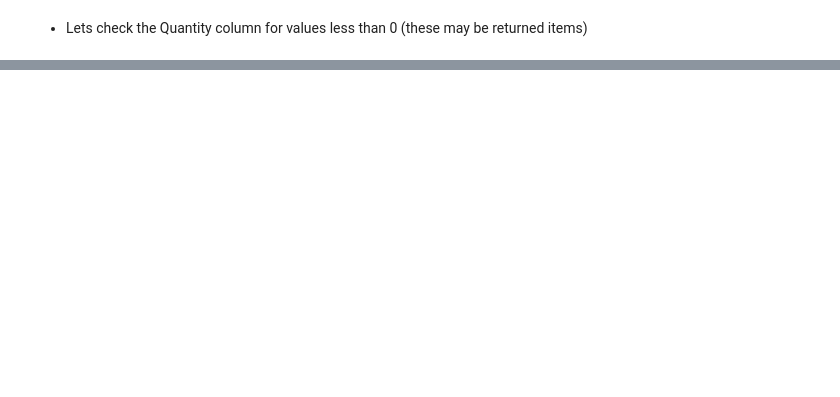
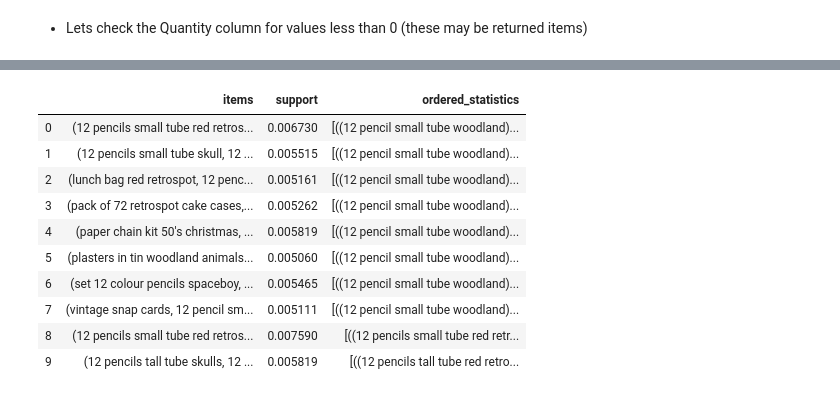
Before and after one commit to ChaitanyaKumar1508/MarketBasketAnalysis, a Jupyter notebook: MarketBasketAnalysis.ipynb, the cells around one changed output, grey strips where cells are left out. Drawn from its saved outputs; the diff is of its cells as text; code cells hidden in the pictures; blank space fills up the shorter version.

```diff
--- a/MarketBasketAnalysis.ipynb
+++ b/MarketBasketAnalysis.ipynb
@@ -232,0 +265,3 @@ See the caveats in the documentation: http://pandas.pydata.org/pandas-docs/stabl
+# %%
+data_prep = data_clean.groupby('InvoiceNo')['Description'].apply(list).reset_index(name='Items')
+data_prep.head(10)
@@ -232,0 +284,7 @@ See the caveats in the documentation: http://pandas.pydata.org/pandas-docs/stabl
+# %%
+invoice_records = list(data_prep.Items)
+print("Size of list :",len(invoice_records))
+
+data = pd.DataFrame(invoice_records)
+data.fillna(value=0, inplace=True)
+data.head()
@@ -232,0 +313,5 @@ See the caveats in the documentation: http://pandas.pydata.org/pandas-docs/stabl
+# %%
+# Call apriori function which requires minimum support, confidance and lift
+# min length is combination of item default is 2
+
+rules = apriori(invoice_records, min_support=0.005, min_confidance=0.2, min_lift=3, min_length=2)
@@ -232,0 +324,7 @@ See the caveats in the documentation: http://pandas.pydata.org/pandas-docs/stabl
+# %%
+# all rules need to be converted in a list
+start_time_1 = time.time()
+results = list(rules)
+end_time_1 = time.time()
+print("--- %s minutes ---" , (end_time_1 - start_time_1)/60)
+results
@@ -232,0 +350,17 @@ See the caveats in the documentation: http://pandas.pydata.org/pandas-docs/stabl
+# %%
+# convert result in a dataframe for further operation
+
+df_results = pd.DataFrame(results)
+df_results.head(10)
+# %% [output]
+|  | items | support | ordered_statistics |
+| 0 | (12 pencils small tube red retros... | 0.006730 | [((12 pencil small tube woodland)... |
+| 1 | (12 pencils small tube skull, 12 ... | 0.005515 | [((12 pencil small tube woodland)... |
+| 2 | (lunch bag red retrospot, 12 penc... | 0.005161 | [((12 pencil small tube woodland)... |
+| 3 | (pack of 72 retrospot cake cases,... | 0.005262 | [((12 pencil small tube woodland)... |
+| 4 | (paper chain kit 50's christmas, ... | 0.005819 | [((12 pencil small tube woodland)... |
+| 5 | (plasters in tin woodland animals... | 0.005060 | [((12 pencil small tube woodland)... |
+| 6 | (set 12 colour pencils spaceboy, ... | 0.005465 | [((12 pencil small tube woodland)... |
+| 7 | (vintage snap cards, 12 pencil sm... | 0.005111 | [((12 pencil small tube woodland)... |
+| 8 | (12 pencils small tube red retros... | 0.007590 | [((12 pencils small tube red retr... |
+| 9 | (12 pencils tall tube skulls, 12 ... | 0.005819 | [((12 pencils tall tube red retro... |
```
Also changed, not shown: parts of 25 cells of this notebook.
